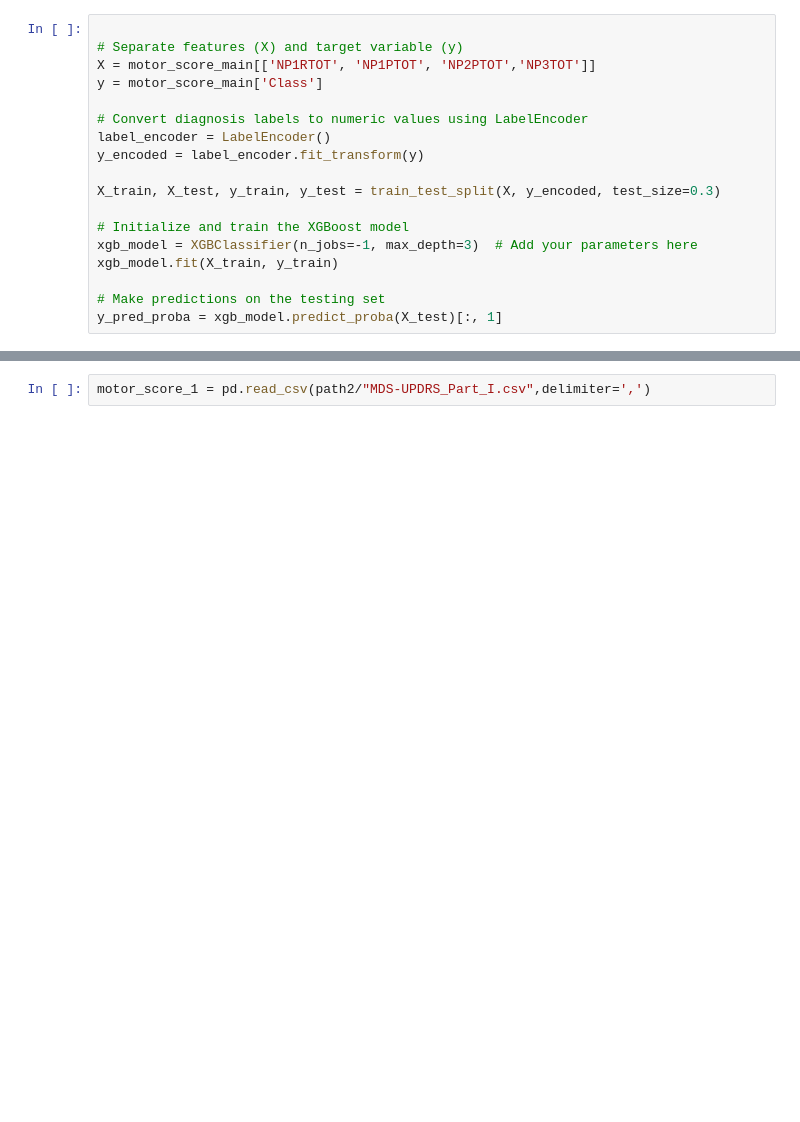
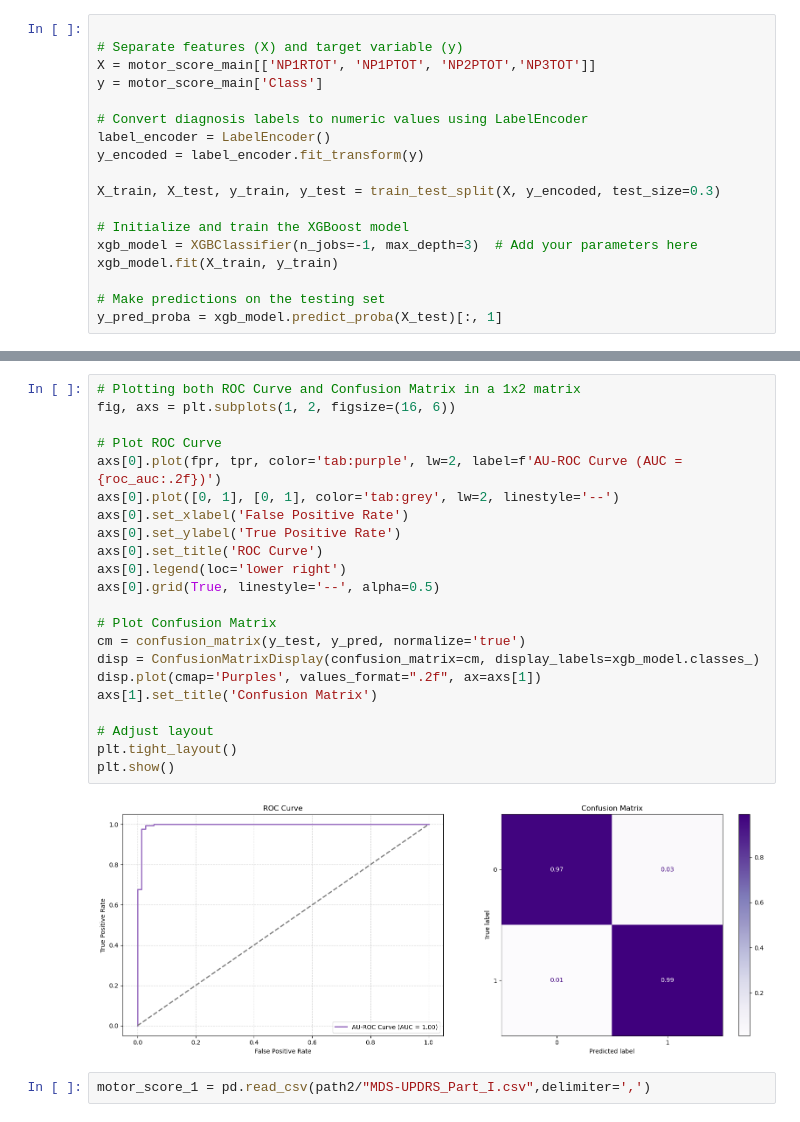
Before and after one commit to zainabnazari/ppmi, a Jupyter notebook: motor_score.ipynb, the cells around one changed output, grey strips where cells are left out. Cells and saved outputs as stored; diff of their text form; blank space fills up the shorter version.

Commit message:
redundant plots removed

```diff
--- a/motor_score.ipynb
+++ b/motor_score.ipynb
@@ -126,3 +96,27 @@ plt.show()
+# %%
+# Plotting both ROC Curve and Confusion Matrix in a 1x2 matrix
+fig, axs = plt.subplots(1, 2, figsize=(16, 6))
+
+# Plot ROC Curve
+axs[0].plot(fpr, tpr, color='tab:purple', lw=2, label=f'AU-ROC Curve (AUC = {roc_auc:.2f})')
+axs[0].plot([0, 1], [0, 1], color='tab:grey', lw=2, linestyle='--')
+axs[0].set_xlabel('False Positive Rate')
+axs[0].set_ylabel('True Positive Rate')
+axs[0].set_title('ROC Curve')
+axs[0].legend(loc='lower right')
+axs[0].grid(True, linestyle='--', alpha=0.5)
+
+# Plot Confusion Matrix
+cm = confusion_matrix(y_test, y_pred, normalize='true')
+disp = ConfusionMatrixDisplay(confusion_matrix=cm, display_labels=xgb_model.classes_)
+disp.plot(cmap='Purples', values_format=".2f", ax=axs[1])
+axs[1].set_title('Confusion Matrix')
+
+# Adjust layout
+plt.tight_layout()
+plt.show()
+# %% [output]
+[figure, added]
 # %%
 motor_score_1 = pd.read_csv(path2/"MDS-UPDRS_Part_I.csv",delimiter=',')
 # %%
```
Also changed, not shown: parts of 5 cells of this notebook, 1 other file.
